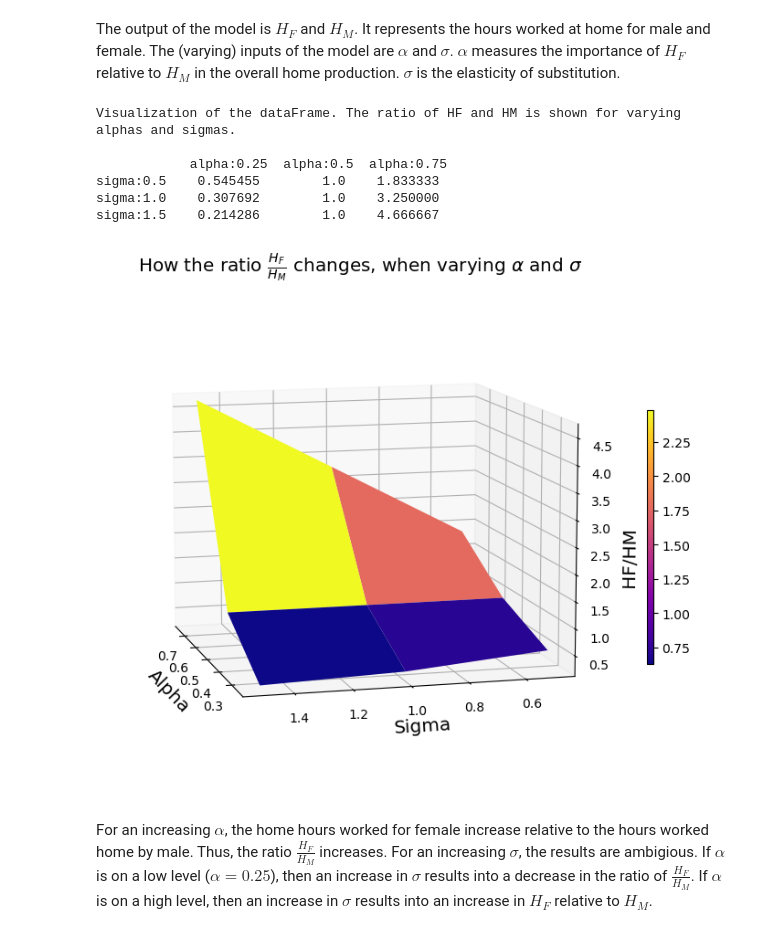
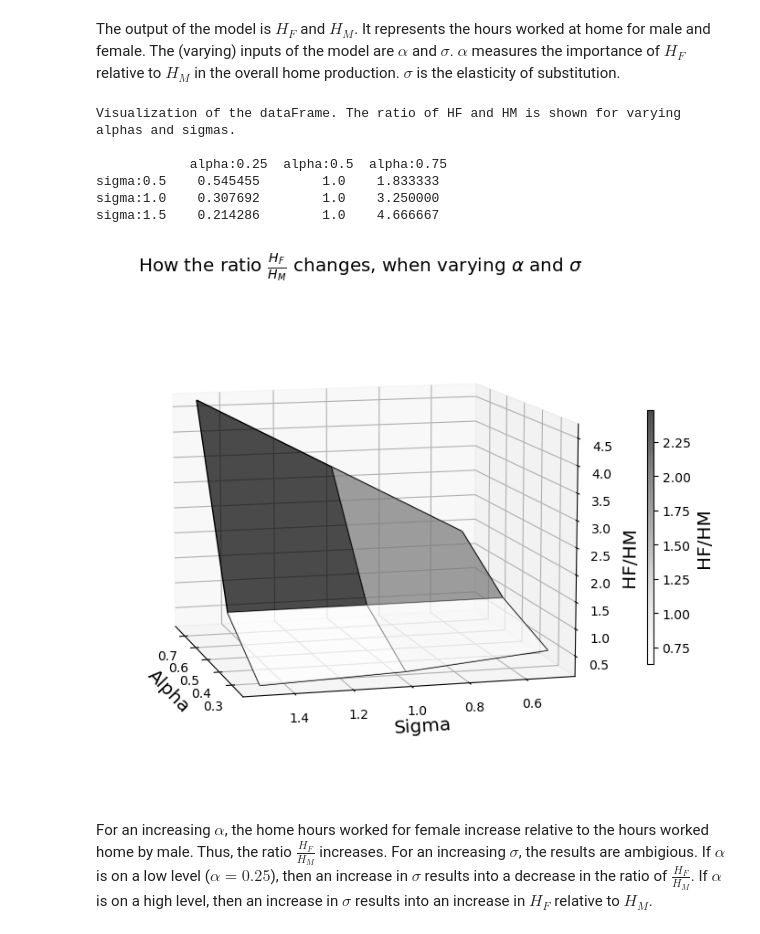
Before and after one commit to NumEconCopenhagen/projects-2023-mes, a Jupyter notebook: inauguralproject/inauguralproject.ipynb, the cells around one changed output. Drawn from its saved outputs; the diff is of its cells as text; code cells hidden in the pictures.

```diff
--- a/inauguralproject/inauguralproject.ipynb
+++ b/inauguralproject/inauguralproject.ipynb
@@ -77,36 +77,38 @@ print('Visualization of the dataFrame. The ratio of HF and HM is shown for varyi
 
 # F. Create a 3D plot of the results
 # F.1 Convert the varying alpha and sigma lists into NumPy arrays
 alpha_array = np.array(varying_alpha)
 sigma_array = np.array(varying_sigma)
 
 # F.2 Create a meshgrid from the alpha and sigma arrays
 alpha_mesh, sigma_mesh = np.meshgrid(alpha_array, sigma_array)
 
 # F.3 Convert the HF/HM list into a NumPy array and reshape it to match the meshgrid shape
 hf_hm_array = np.array(HF_divided_HM_star).reshape(alpha_mesh.shape)
 
 # F.4 Create a figure and axis
 fig = plt.figure(figsize=(9, 9))
 ax = fig.add_subplot(111, projection='3d')
 
 # F.5 Plot the surface with shading
-surface = ax.plot_surface(alpha_mesh, sigma_mesh, hf_hm_array, cmap='plasma', shade=True)
-fig.colorbar(surface, ax=ax, shrink=0.4, aspect=40)
+ax.plot_wireframe(alpha_mesh, sigma_mesh, hf_hm_array, color='black', linewidth=1)
+surface = ax.plot_surface(alpha_mesh, sigma_mesh, hf_hm_array, cmap='Greys', alpha=0.7, shade=True)
+cbar = fig.colorbar(surface, ax=ax, shrink=0.4, aspect=40)
+cbar.set_label('HF/HM', size='x-large')
 ax.set_title(r"How the ratio $\frac{H_F}{H_M}$ changes, when varying $\alpha$ and $\sigma$", size='x-large')
 ax.set_xlabel('Alpha', size='x-large')
 ax.set_ylabel('Sigma', size='x-large')
 ax.set_zlabel('HF/HM', size='x-large')
 ax.view_init(elev=10, azim=165)
 plt.show(block=False)
 # %% [output]
 Visualization of the dataFrame. The ratio of HF and HM is shown for varying alphas and sigmas.
 
             alpha:0.25  alpha:0.5  alpha:0.75
 sigma:0.5    0.545455        1.0    1.833333
 sigma:1.0    0.307692        1.0    3.250000
 sigma:1.5    0.214286        1.0    4.666667
-[figure, old version]
+[figure, new version]
 # %% [markdown]
 For an increasing $\alpha$, the home hours worked for female increase relative to the hours worked home by male. Thus, the ratio $\frac{H_F}{H_M}$ increases.
 For an increasing $\sigma$, the results are ambigious. If $\alpha$ is on a low level ($\alpha = 0.25$), then an increase in $\sigma$ results into a decrease in the ratio of $\frac{H_F}{H_M}$. If $\alpha$ is on a high level, then an increase in $\sigma$ results into an increase in $H_F$ relative to $H_M$.
```
